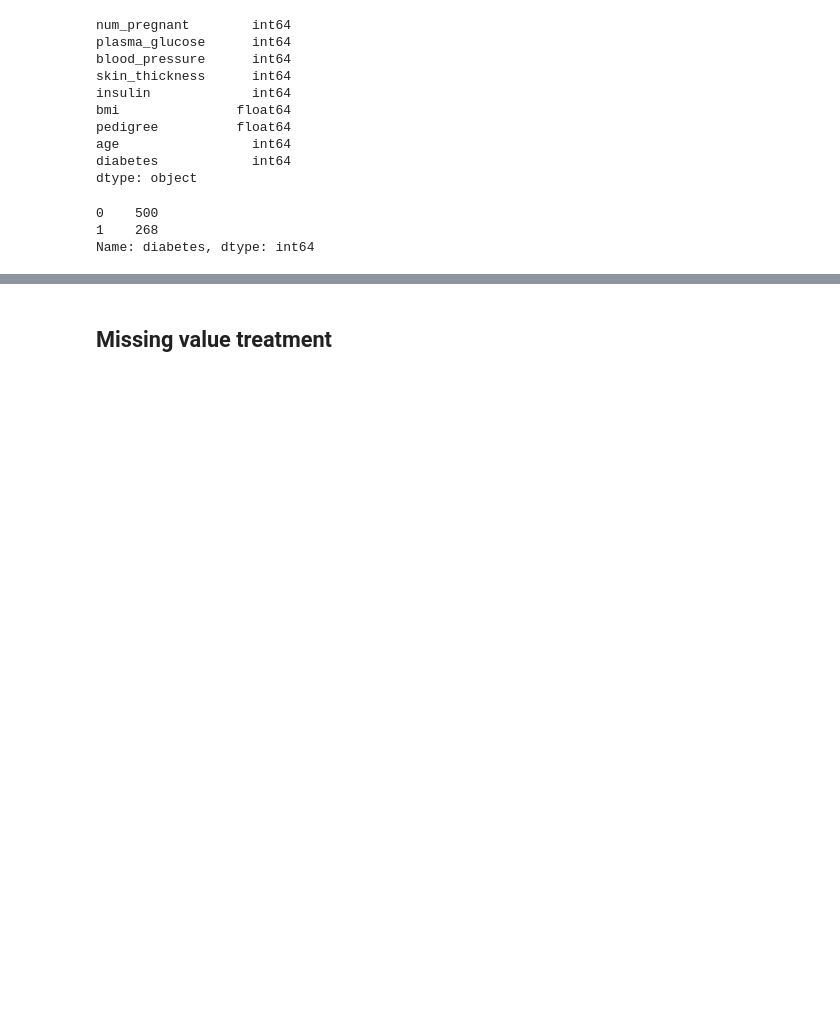
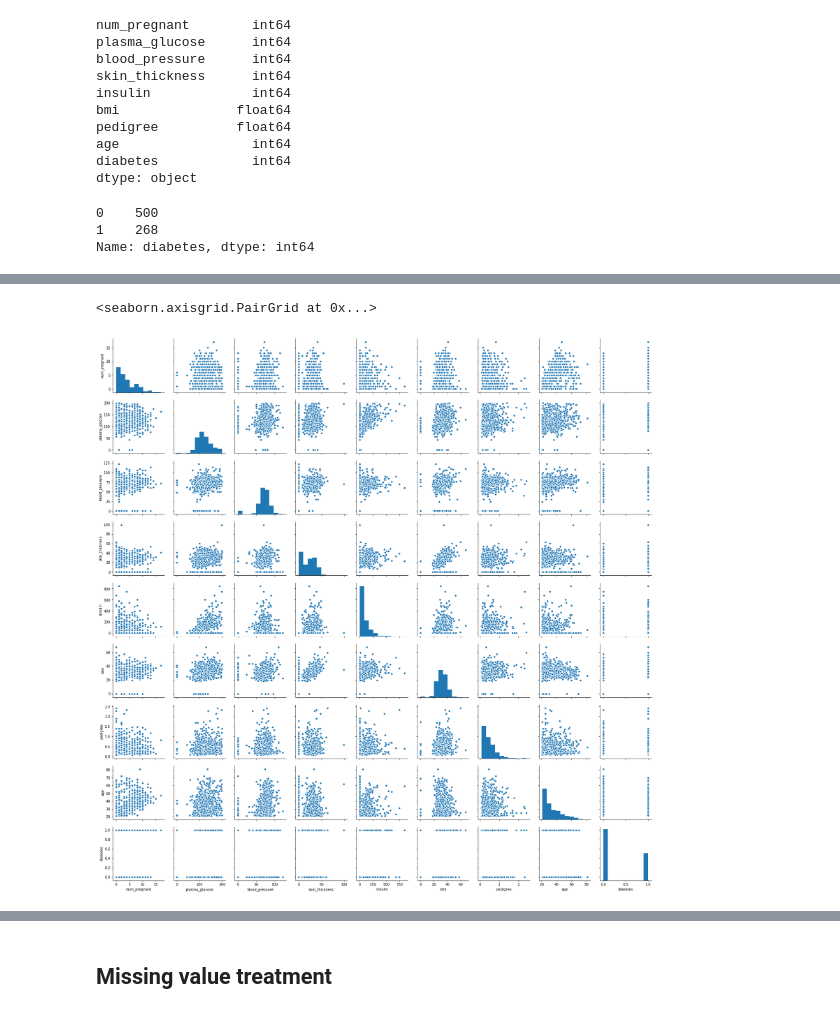
Before and after one commit to mknai/mldlcv, a Jupyter notebook: machine_learning/end_to_end.ipynb, the cells around one changed output, grey strips where cells are left out. Cells and saved outputs as stored; diff of their text form; code cells hidden in the pictures; blank space fills up the shorter version.

```diff
--- a/machine_learning/end_to_end.ipynb
+++ b/machine_learning/end_to_end.ipynb
@@ -67,0 +109,6 @@ Name: diabetes, dtype: int64
+# %%
+# data.plot(kind= 'box' , subplots=True, layout=(3,3), sharex=False, sharey=False, figsize=(10,8))
+sns.pairplot(data)
+# %% [output]
+<seaborn.axisgrid.PairGrid at 0x...>
+[figure, added]
```
Also changed, not shown: parts of 17 cells of this notebook, 7 other files.
